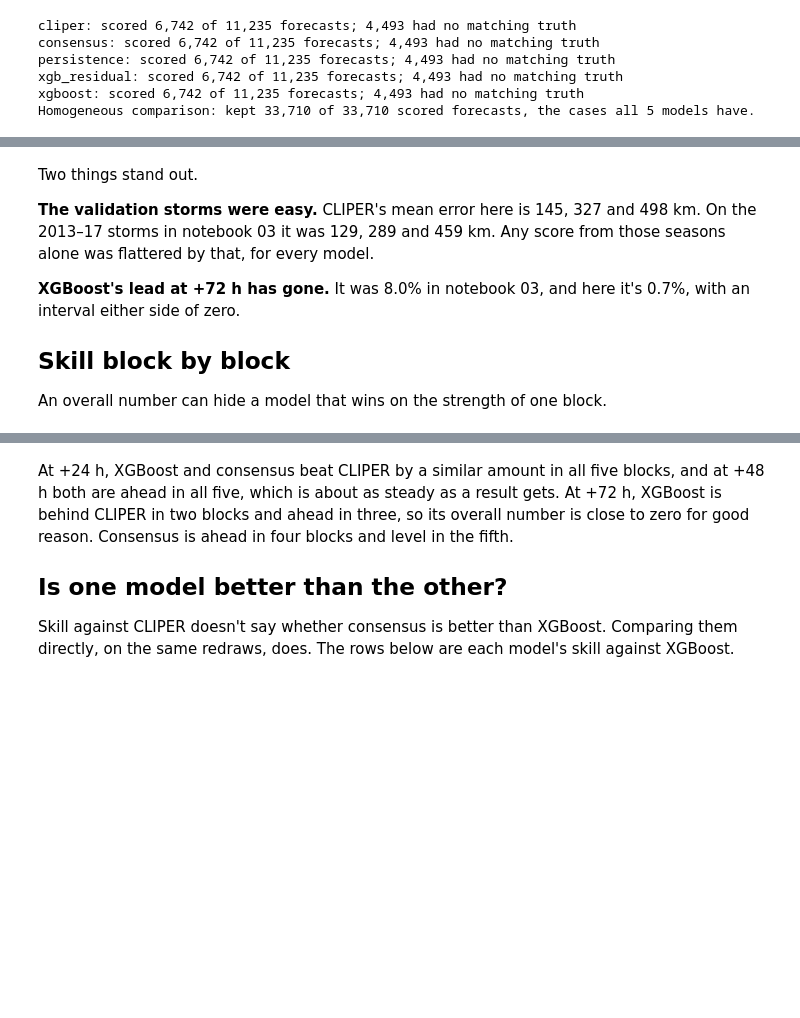
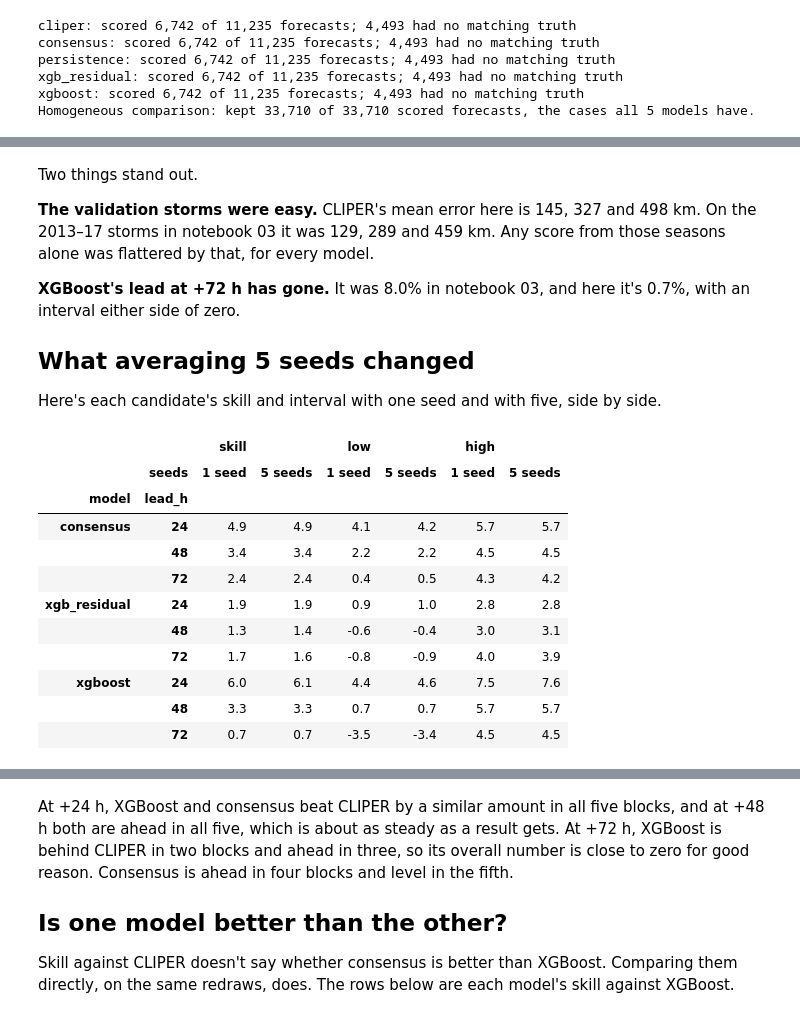
Before and after one commit to Anshuman-Alok-Gupta/Cyclone_Project, a Jupyter notebook: notebooks/04_cross_validation.ipynb, the cells around one changed output, grey strips where cells are left out. Cells and saved outputs as stored; diff of their text form; code cells hidden in the pictures; blank space fills up the shorter version.

```diff
--- a/notebooks/04_cross_validation.ipynb
+++ b/notebooks/04_cross_validation.ipynb
@@ -315,6 +305,28 @@ that, for every model.
 **XGBoost's lead at +72 h has gone.** It was 8.0% in notebook 03, and here it's 0.7%, with an interval
 either side of zero.
 
-## Skill block by block
+## What averaging 5 seeds changed
 
-An overall number can hide a model that wins on the strength of one block.
+Here's each candidate's skill and interval with one seed and with five, side by side.
+# %%
+CANDIDATES = ["xgboost", CONSENSUS_NAME, "xgb_residual"]
+
+by_seeds = pd.concat(
+    {"1 seed": cv.bootstrap_skill(single_seed_scored), "5 seeds": cv.bootstrap_skill(scored)},
+    names=["seeds"],
+).reset_index(level="seeds")
+by_seeds = by_seeds[by_seeds["model"].isin(CANDIDATES)]
+by_seeds.pivot(index=["model", "lead_h"], columns="seeds", values=["skill", "low", "high"]).round(1)
+# %% [output]
+|  |  | skill |  | low |  | high |  |
+|  | seeds | 1 seed | 5 seeds | 1 seed | 5 seeds | 1 seed | 5 seeds |
+| model | lead_h |  |  |  |  |  |  |
+| consensus | 24 | 4.9 | 4.9 | 4.1 | 4.2 | 5.7 | 5.7 |
+|  | 48 | 3.4 | 3.4 | 2.2 | 2.2 | 4.5 | 4.5 |
+|  | 72 | 2.4 | 2.4 | 0.4 | 0.5 | 4.3 | 4.2 |
+| xgb_residual | 24 | 1.9 | 1.9 | 0.9 | 1.0 | 2.8 | 2.8 |
+|  | 48 | 1.3 | 1.4 | -0.6 | -0.4 | 3.0 | 3.1 |
+|  | 72 | 1.7 | 1.6 | -0.8 | -0.9 | 4.0 | 3.9 |
+| xgboost | 24 | 6.0 | 6.1 | 4.4 | 4.6 | 7.5 | 7.6 |
+|  | 48 | 3.3 | 3.3 | 0.7 | 0.7 | 5.7 | 5.7 |
+|  | 72 | 0.7 | 0.7 | -3.5 | -3.4 | 4.5 | 4.5 |
```
Also changed, not shown: parts of 20 cells of this notebook, 4 other files.
